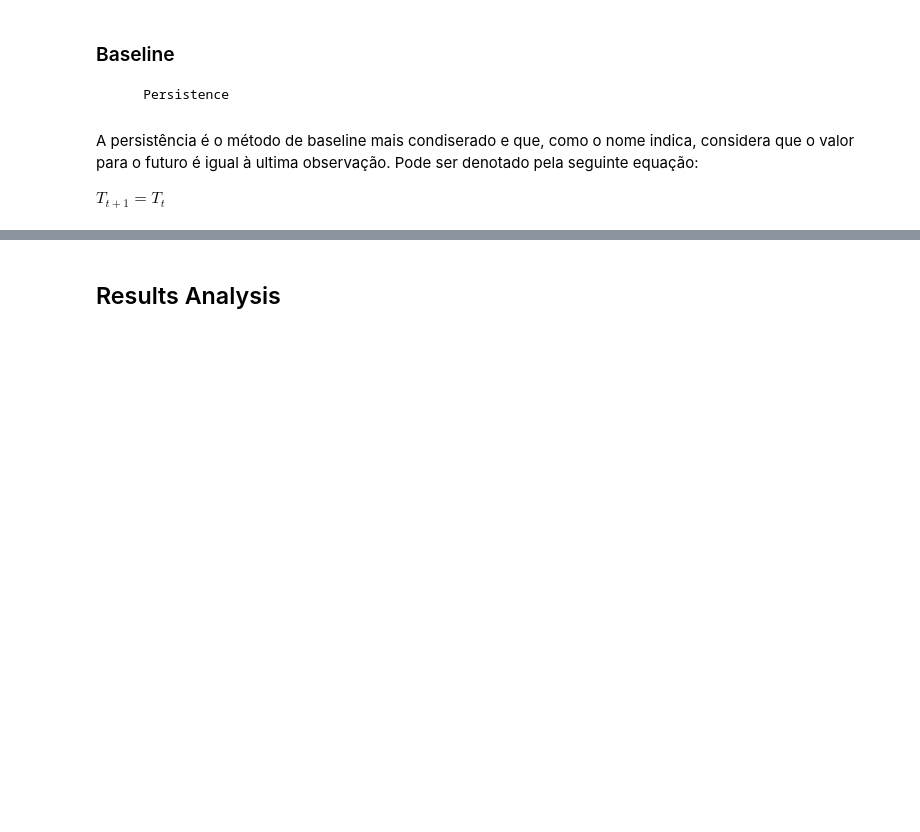
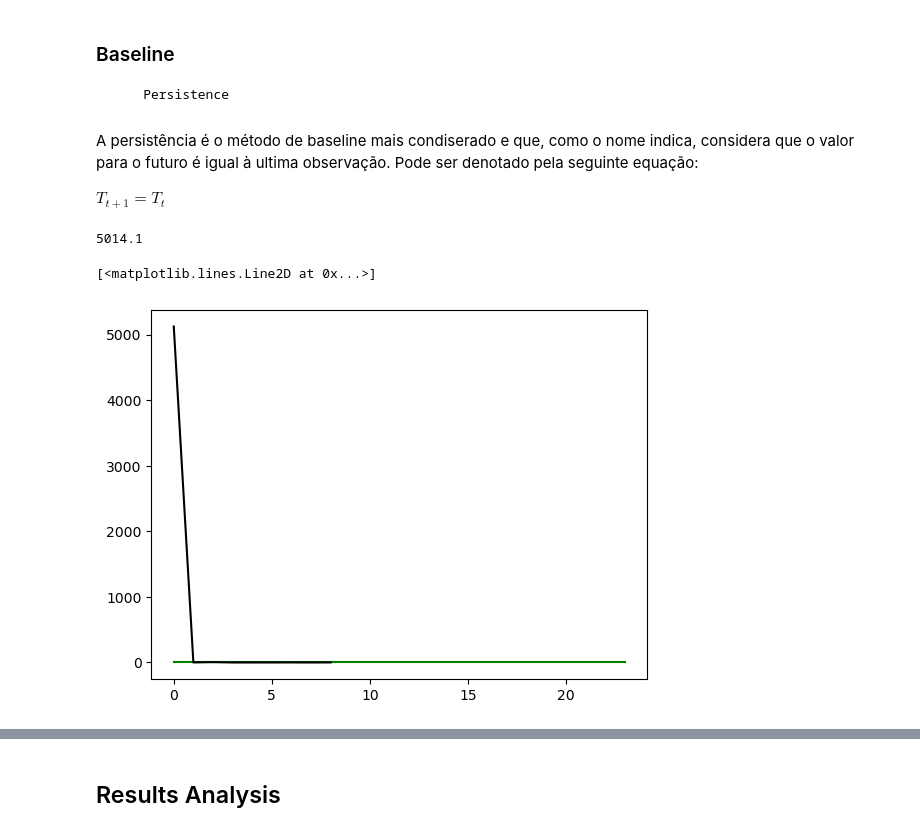
Before and after one commit to TuskenRaiderrJCS/DLNN_Group_Project, a Jupyter notebook: DLNN.ipynb, the cells around one changed output, grey strips where cells are left out. Cells and saved outputs as stored; diff of their text form; code cells hidden in the pictures; blank space fills up the shorter version.

Commit message:
persistence added & BiLSTM

```diff
--- a/DLNN.ipynb
+++ b/DLNN.ipynb
@@ -296,0 +237,24 @@ Label column name(s): None
+# %%
+# Set the input_sequence_length length - this is the "window" timeframe used to make a single prediction
+input_sequence_length = 24
+# The output sequence length is the number of steps that the neural network predicts
+output_sequence_length = 24
+
+# Index for the forecasted variable - energy consumption
+index_target = df_train.columns.get_loc("PT_load_actual_entsoe_transparency")
+# %%
+def partition_dataset(input_sequence_length, output_sequence_length, data):
+    x, y = [], []
+    data_len = data.shape[0]
+    for i in range(input_sequence_length, data_len - output_sequence_length):
+        x.append(data.iloc[i-input_sequence_length:i,:])
+        y.append(data.iloc[i:i + output_sequence_length, index_target])
+
+    # Convert the x and y to numpy arrays
+    x = np.array(x).astype(float)
+    y = np.array(y).astype(float)
+    return x, y
+# %%
+x_train, y_train = partition_dataset(input_sequence_length, output_sequence_length, df_train)
+x_test, y_test = partition_dataset(input_sequence_length, output_sequence_length, df_test)
+x_validation,y_validation= partition_dataset(input_sequence_length, output_sequence_length, df_validation)
@@ -302,8 +288,18 @@ A persistência é o método de baseline mais condiserado e que, como o nome ind
 
 $ T_{t+1} = T_{t} $
 # %%
-# creating the persistence matrix
-# df.merged.shape should be Amount of predictions we want to gather X 24
-persistence_forecasts=np.zeros((dfmerged.shape),dtype=float)
-for i in range(len(dfmerged)):
-    persistence_forecasts.iloc[i,:]=dfmerged.iloc[i,-1]
+# Baseline persistence/naive prediction of last observation
+y_pred_persistence=np.zeros((y_train.shape),dtype=float)
+for i in range(len(y_pred_persistence)):
+    y_pred_persistence[i,:]=x_train[i,-1][0]
+# %%
+x_train[1,-1][0]
+# %% [output]
+5014.1
+# %%
+plt.figure()
+plt.plot(y_pred_persistence[1], color='green', label = 'Predictions')
+plt.plot(x_train[1][0],color='black',label='Labels')
+# %% [output]
+[<matplotlib.lines.Line2D at 0x...>]
+[figure, added]
```
Also changed, not shown: parts of 16 cells of this notebook.
